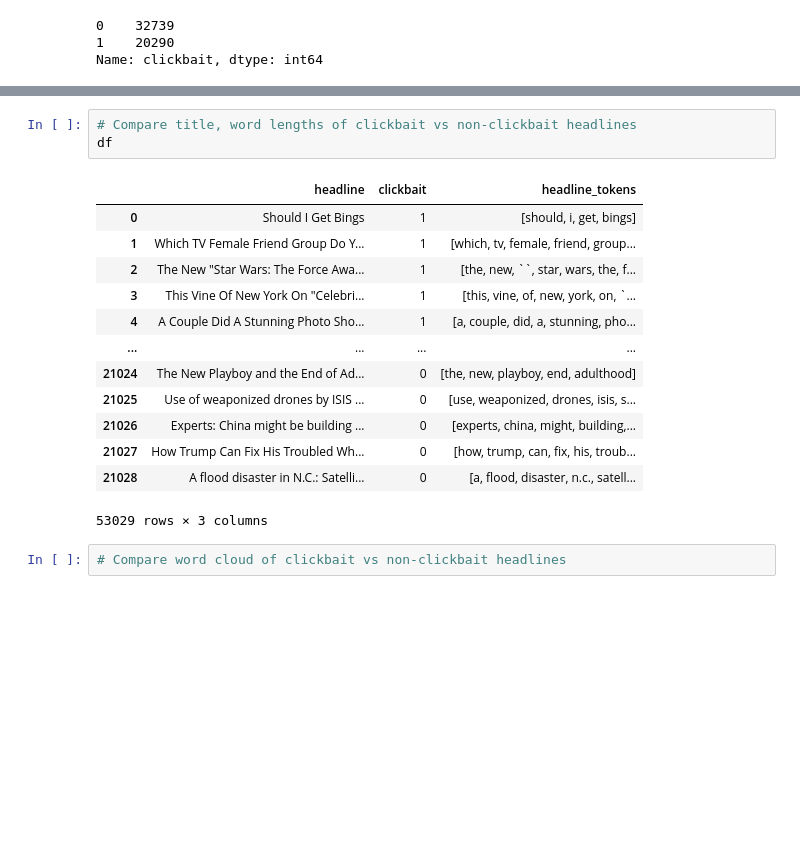
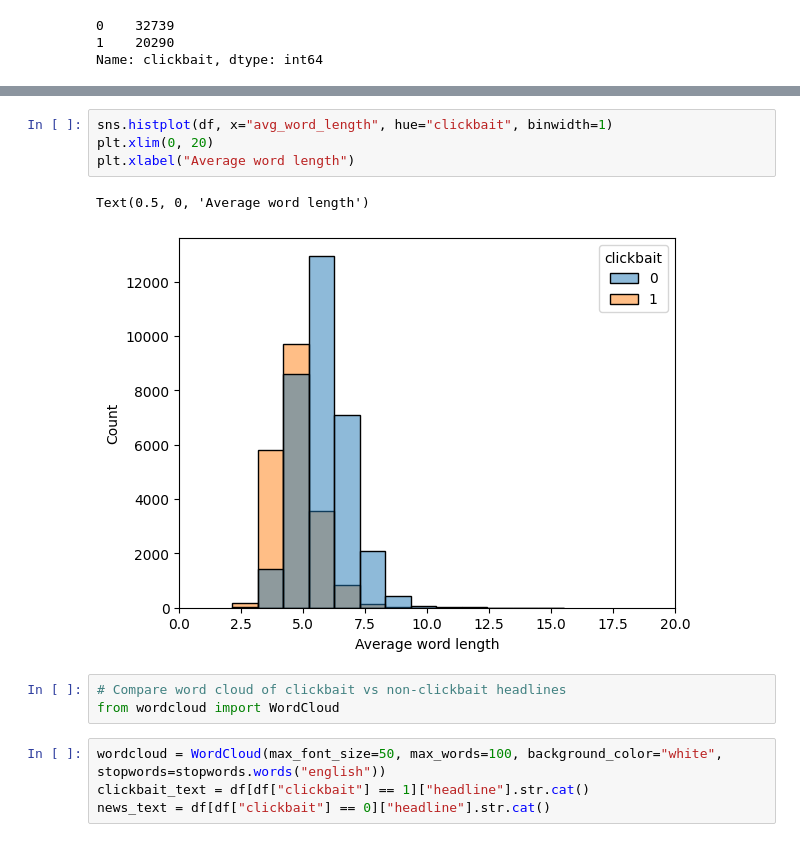
Before and after one commit to minhtuan27/uda-finalproject, a Jupyter notebook: notebooks/UDA_FinalProject_Nguyen.ipynb, the cells around one changed output, grey strips where cells are left out. Saved outputs shown, nothing was run; the diff lists cells and outputs as text; blank space fills up the shorter version.

Commit message:
Build model

```diff
--- a/notebooks/UDA_FinalProject_Nguyen.ipynb
+++ b/notebooks/UDA_FinalProject_Nguyen.ipynb
@@ -73,19 +91,14 @@ ModuleNotFoundError: No module named 'nltk'
+# %%
+sns.histplot(df, x="avg_word_length", hue="clickbait", binwidth=1)
+plt.xlim(0, 20)
+plt.xlabel("Average word length")
+# %% [output]
+Text(0.5, 0, 'Average word length')
+[figure, added]
 # %%
-# Compare title, word lengths of clickbait vs non-clickbait headlines
-df
+# Compare word cloud of clickbait vs non-clickbait headlines
+from wordcloud import WordCloud
-# %% [output]
-|  | headline | clickbait | headline_tokens |
-| 0 | Should I Get Bings | 1 | [should, i, get, bings] |
-| 1 | Which TV Female Friend Group Do Y... | 1 | [which, tv, female, friend, group... |
-| 2 | The New "Star Wars: The Force Awa... | 1 | [the, new, ``, star, wars, the, f... |
-| 3 | This Vine Of New York On "Celebri... | 1 | [this, vine, of, new, york, on, `... |
-| 4 | A Couple Did A Stunning Photo Sho... | 1 | [a, couple, did, a, stunning, pho... |
-| ... | ... | ... | ... |
-| 21024 | The New Playboy and the End of Ad... | 0 | [the, new, playboy, end, adulthood] |
-| 21025 | Use of weaponized drones by ISIS ... | 0 | [use, weaponized, drones, isis, s... |
-| 21026 | Experts: China might be building ... | 0 | [experts, china, might, building,... |
-| 21027 | How Trump Can Fix His Troubled Wh... | 0 | [how, trump, can, fix, his, troub... |
-| 21028 | A flood disaster in N.C.: Satelli... | 0 | [a, flood, disaster, n.c., satell... |
-53029 rows × 3 columns
-# %%
-# Compare word cloud of clickbait vs non-clickbait headlines
+# %%
+wordcloud = WordCloud(max_font_size=50, max_words=100, background_color="white", stopwords=stopwords.words("english"))
+clickbait_text = df[df["clickbait"] == 1]["headline"].str.cat()
+news_text = df[df["clickbait"] == 0]["headline"].str.cat()
```
Also changed, not shown: parts of 14 cells of this notebook, 1 other file.
